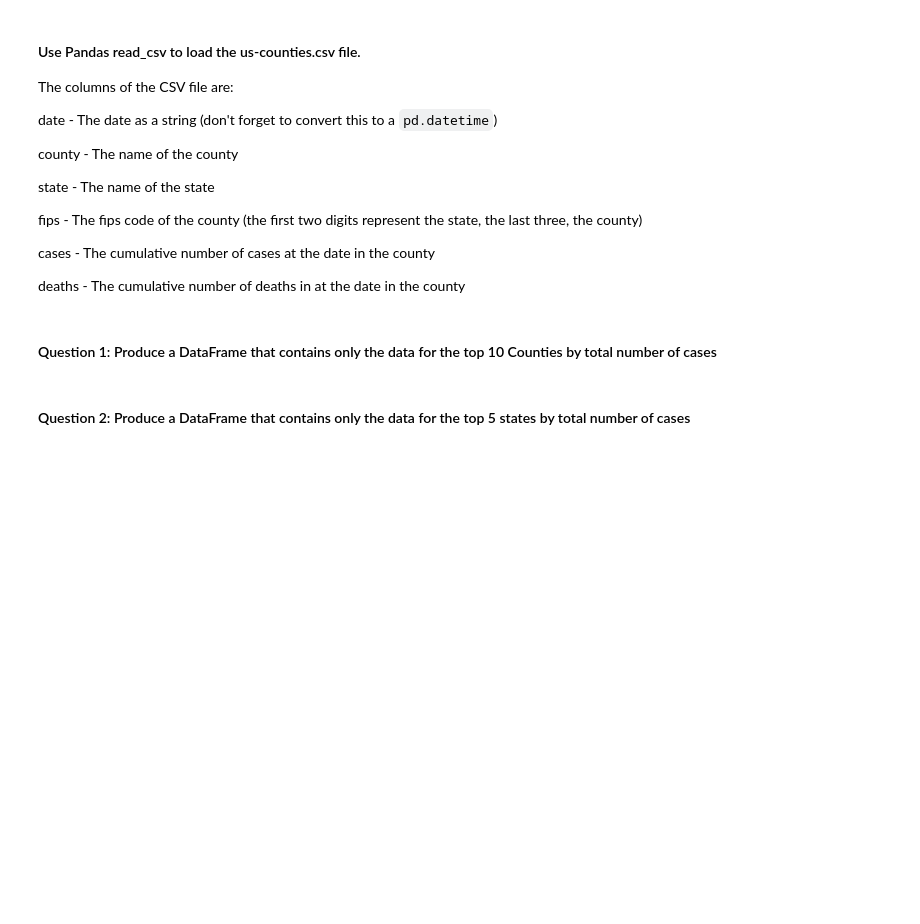
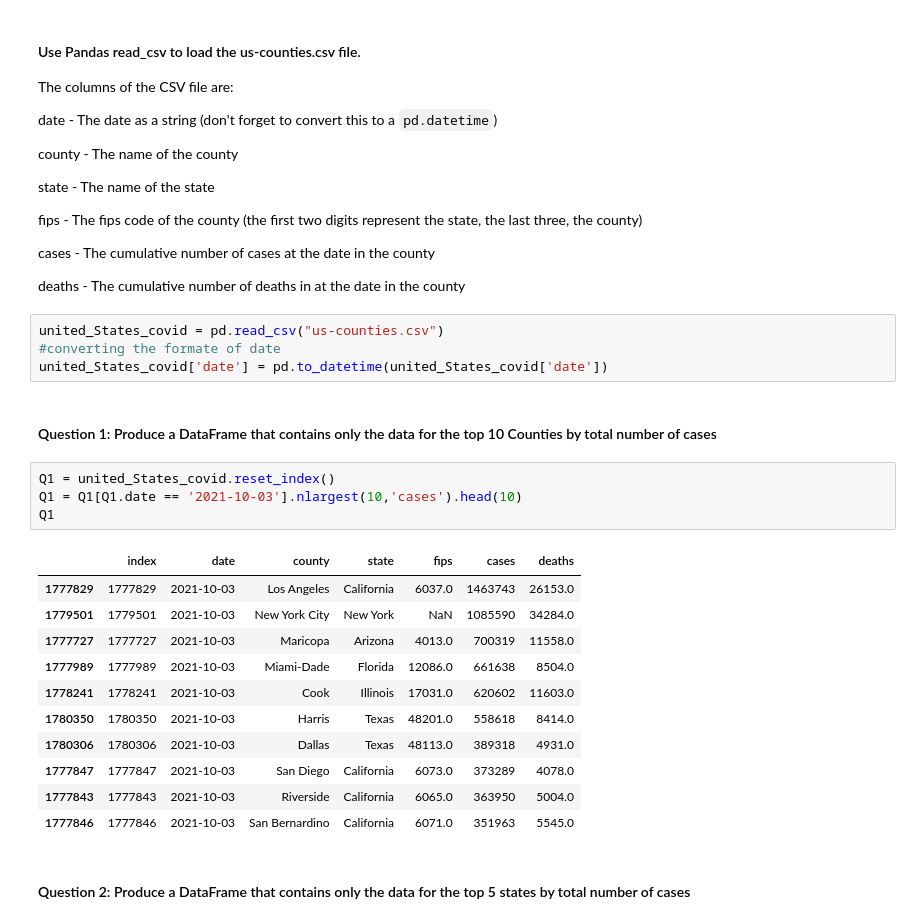
Before and after one commit to CMU-MS-DAS-Modern-Programming-Mini/ClassAssignmentNo4, a Jupyter notebook: US County Data - pandas.ipynb, the cells around one changed output. Cells and saved outputs as stored; diff of their text form; blank space fills up the shorter version.

```diff
--- a/US County Data - pandas.ipynb
+++ b/US County Data - pandas.ipynb
@@ -16,7 +19,27 @@ fips   - The fips code of the county (the first two digits represent the state,
 cases  - The cumulative number of cases at the date in the county
 
 deaths - The cumulative number of deaths in at the date in the county
+# %%
+united_States_covid = pd.read_csv("us-counties.csv")
+#converting the formate of date
+united_States_covid['date'] = pd.to_datetime(united_States_covid['date'])
 # %% [markdown]
 #### Question 1: Produce a DataFrame that contains only the data for the top 10 Counties by total number of cases
+# %%
+Q1 = united_States_covid.reset_index()
+Q1 = Q1[Q1.date == '2021-10-03'].nlargest(10,'cases').head(10)
+Q1
+# %% [output]
+|  | index | date | county | state | fips | cases | deaths |
+| 1777829 | 1777829 | 2021-10-03 | Los Angeles | California | 6037.0 | 1463743 | 26153.0 |
+| 1779501 | 1779501 | 2021-10-03 | New York City | New York | NaN | 1085590 | 34284.0 |
+| 1777727 | 1777727 | 2021-10-03 | Maricopa | Arizona | 4013.0 | 700319 | 11558.0 |
+| 1777989 | 1777989 | 2021-10-03 | Miami-Dade | Florida | 12086.0 | 661638 | 8504.0 |
+| 1778241 | 1778241 | 2021-10-03 | Cook | Illinois | 17031.0 | 620602 | 11603.0 |
+| 1780350 | 1780350 | 2021-10-03 | Harris | Texas | 48201.0 | 558618 | 8414.0 |
+| 1780306 | 1780306 | 2021-10-03 | Dallas | Texas | 48113.0 | 389318 | 4931.0 |
+| 1777847 | 1777847 | 2021-10-03 | San Diego | California | 6073.0 | 373289 | 4078.0 |
+| 1777843 | 1777843 | 2021-10-03 | Riverside | California | 6065.0 | 363950 | 5004.0 |
+| 1777846 | 1777846 | 2021-10-03 | San Bernardino | California | 6071.0 | 351963 | 5545.0 |
 # %% [markdown]
 ####  Question 2: Produce a DataFrame that contains only the data for the top 5 states by total number of cases
```
Also changed, not shown: parts of 6 cells of this notebook.
